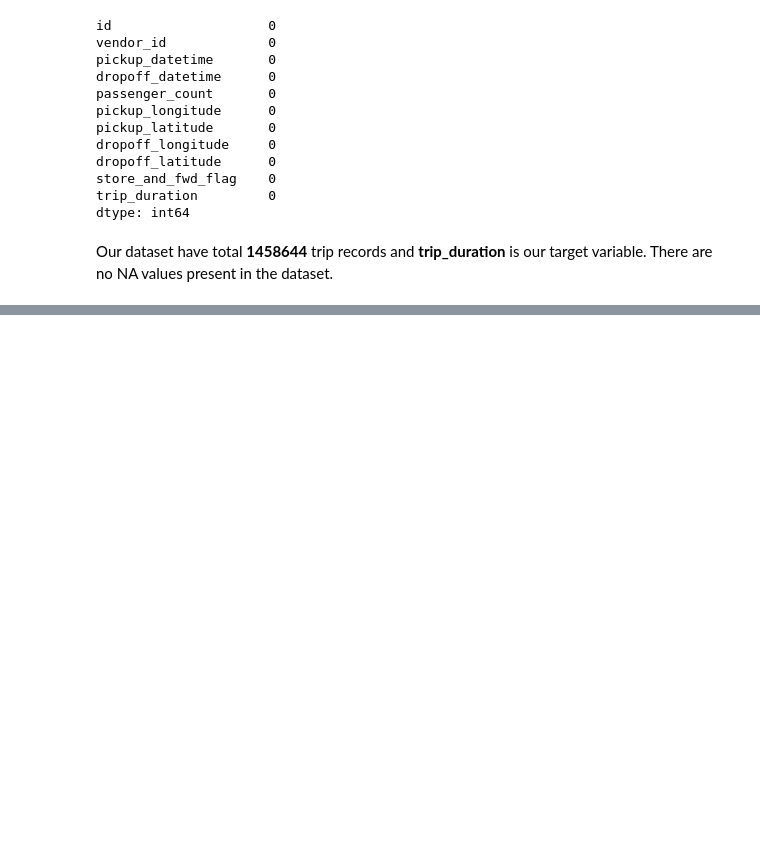
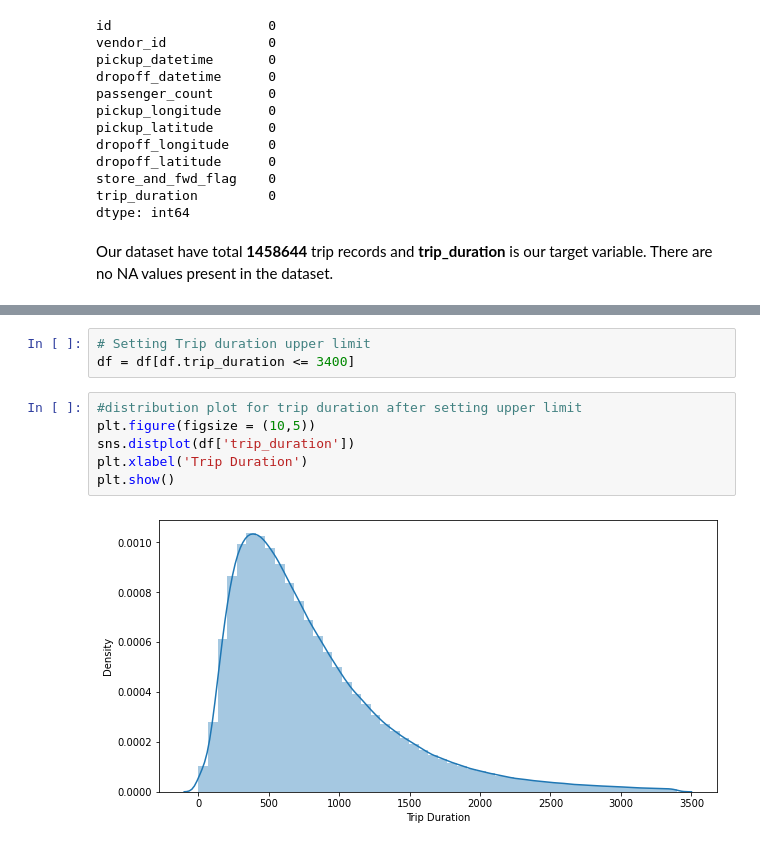
Before and after one commit to vaidande/NYC-Taxi-Trip-Time-Prediction, a Jupyter notebook: NYC_Taxi_Trip_Time_Prediction_Capstone_Project_By_Ritik_Vaidande.ipynb, the cells around one changed output, grey strips where cells are left out. Drawn from its saved outputs; the diff is of its cells as text; blank space fills up the shorter version.

```diff
--- a/NYC_Taxi_Trip_Time_Prediction_Capstone_Project_By_Ritik_Vaidande.ipynb
+++ b/NYC_Taxi_Trip_Time_Prediction_Capstone_Project_By_Ritik_Vaidande.ipynb
@@ -124,0 +211,11 @@ df.describe().apply(lambda x: x.apply('{0:.5f}'.format))
+# %%
+# Setting Trip duration upper limit
+df = df[df.trip_duration <= 3400]
+# %%
+#distribution plot for trip duration after setting upper limit
+plt.figure(figsize = (10,5))
+sns.distplot(df['trip_duration'])
+plt.xlabel('Trip Duration')
+plt.show()
+# %% [output]
+[figure, added]
```
Also changed, not shown: parts of 29 cells of this notebook.
